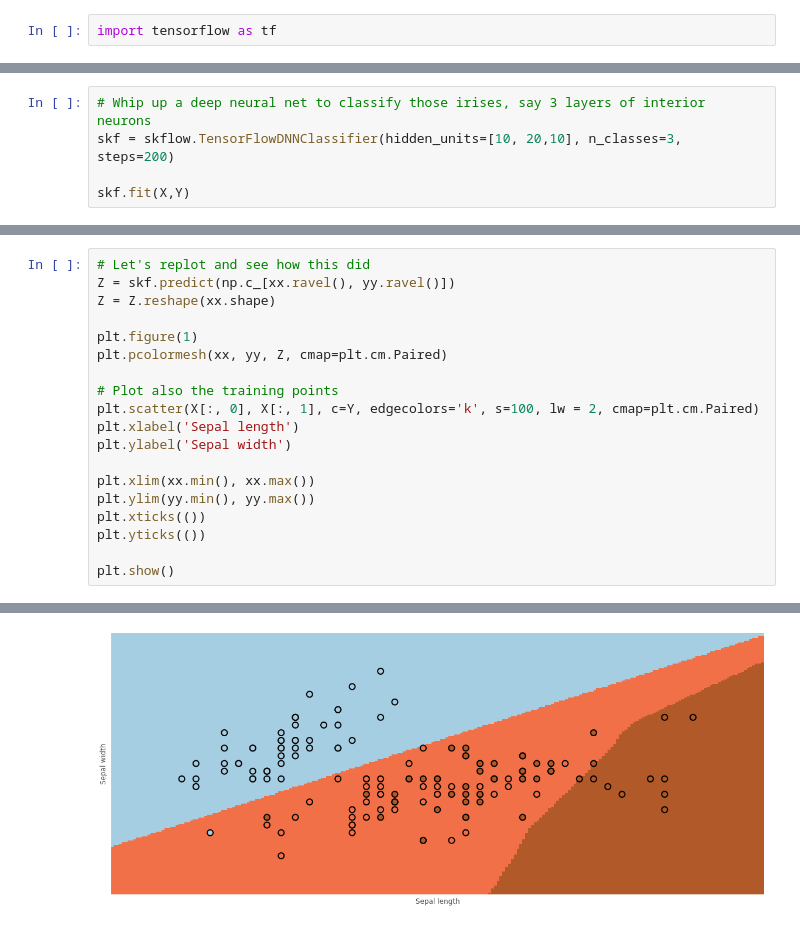
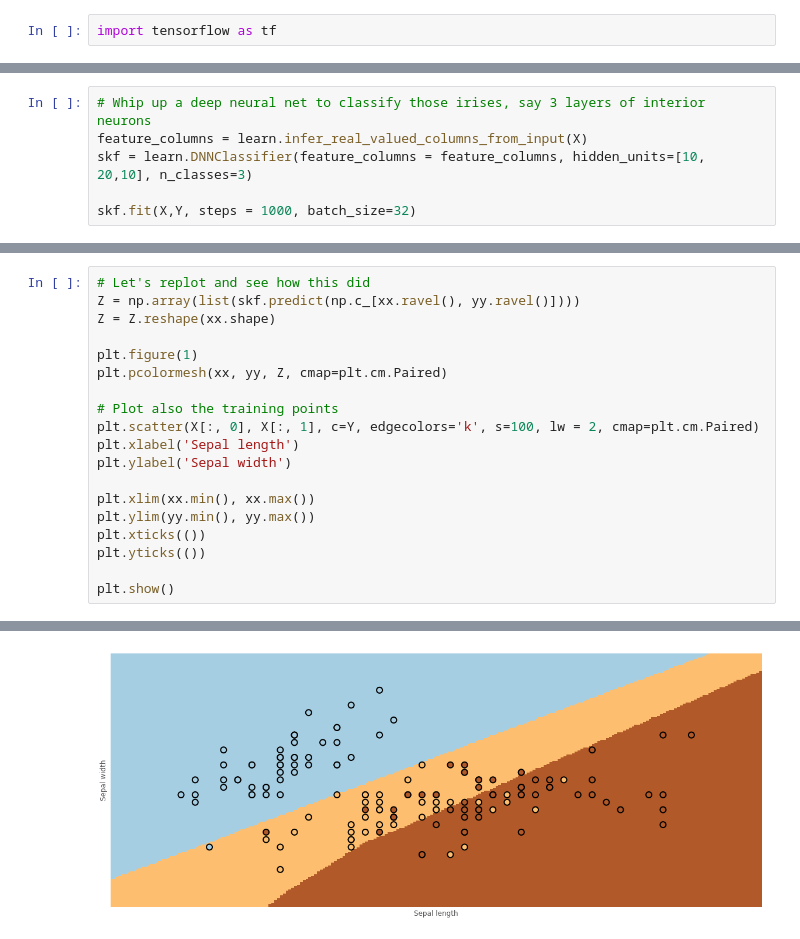
Before and after one commit to dvbuntu/ml_workshop, a Jupyter notebook: ml_workshop.ipynb, the cells around one changed output, grey strips where cells are left out. Drawn from its saved outputs; the diff is of its cells as text.

Commit message:
Updated with no more skflow but yes to Learn

```diff
--- a/ml_workshop.ipynb
+++ b/ml_workshop.ipynb
@@ -272,7 +261,8 @@ import skflow
 from sklearn import datasets, cross_validation, metrics
 # %%
 # Whip up a deep neural net to classify those irises, say 3 layers of interior neurons
-skf = skflow.TensorFlowDNNClassifier(hidden_units=[10, 20,10], n_classes=3, steps=200)
+feature_columns = learn.infer_real_valued_columns_from_input(X)
+skf = learn.DNNClassifier(feature_columns = feature_columns, hidden_units=[10, 20,10], n_classes=3)
 
-skf.fit(X,Y)
+skf.fit(X,Y, steps = 1000, batch_size=32)
 # %% [output]
@@ -294,6 +287,6 @@ TensorFlowDNNClassifier(batch_size=32, continue_training=False,
 # %%
 # Let's replot and see how this did
-Z = skf.predict(np.c_[xx.ravel(), yy.ravel()])
+Z = np.array(list(skf.predict(np.c_[xx.ravel(), yy.ravel()])))
 Z = Z.reshape(xx.shape)
 
 plt.figure(1)
@@ -314 +324 @@ plt.show()
-[figure, old version]
+[figure, new version]
```
Also changed, not shown: parts of 12 cells of this notebook.
